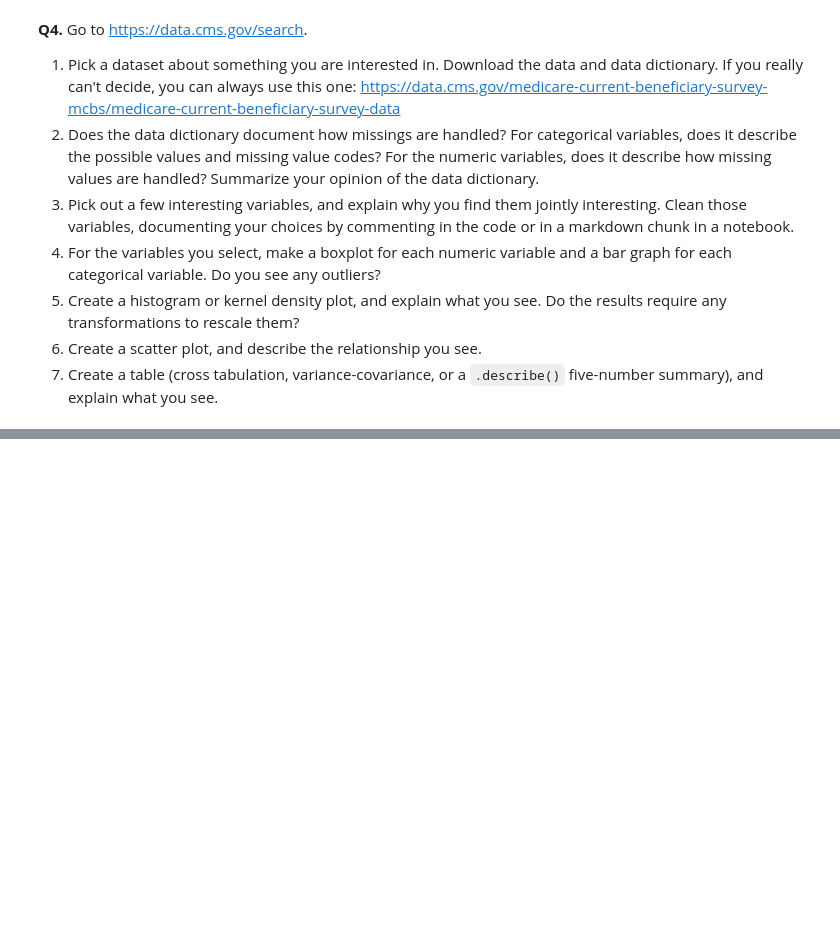
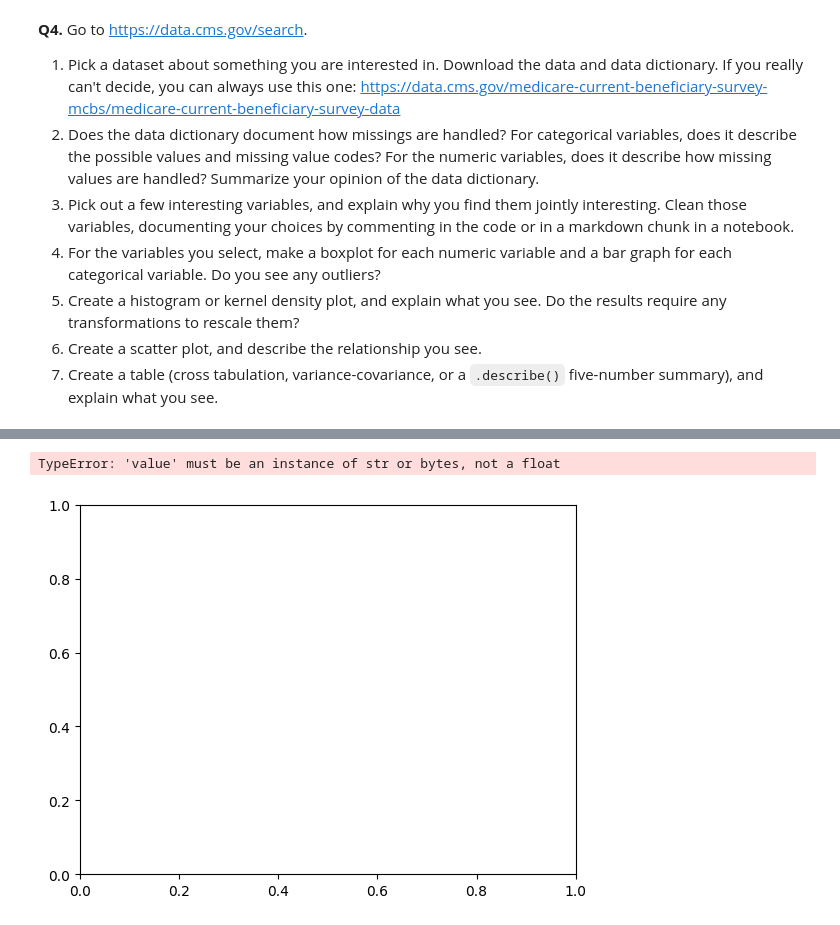
Before and after one commit to JC0126/visualization, a Jupyter notebook: assignment/assignment.ipynb, the cells around one changed output, grey strips where cells are left out. Cells and saved outputs as stored; diff of their text form; code cells hidden in the pictures; blank space fills up the shorter version.

```diff
--- a/assignment/assignment.ipynb
+++ b/assignment/assignment.ipynb
@@ -85,0 +108,5 @@ FileNotFoundError: [Errno 2] No such file or directory: '/content/visualization/
+# %%
+sns.histplot(data=df,x=diabetesAfterVisit)
+# %% [output]
+TypeError: 'value' must be an instance of str or bytes, not a float
+[figure, added]
```
Also changed, not shown: parts of 2 cells of this notebook.
